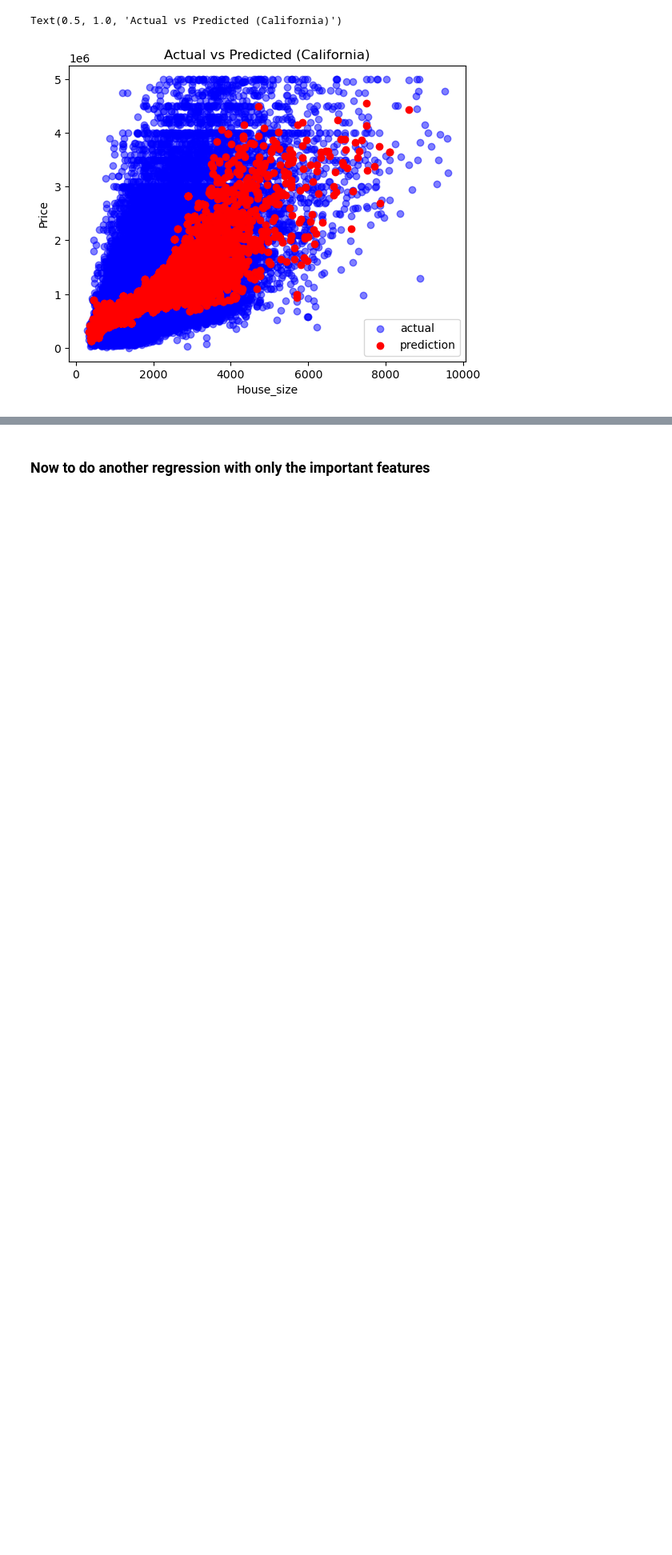
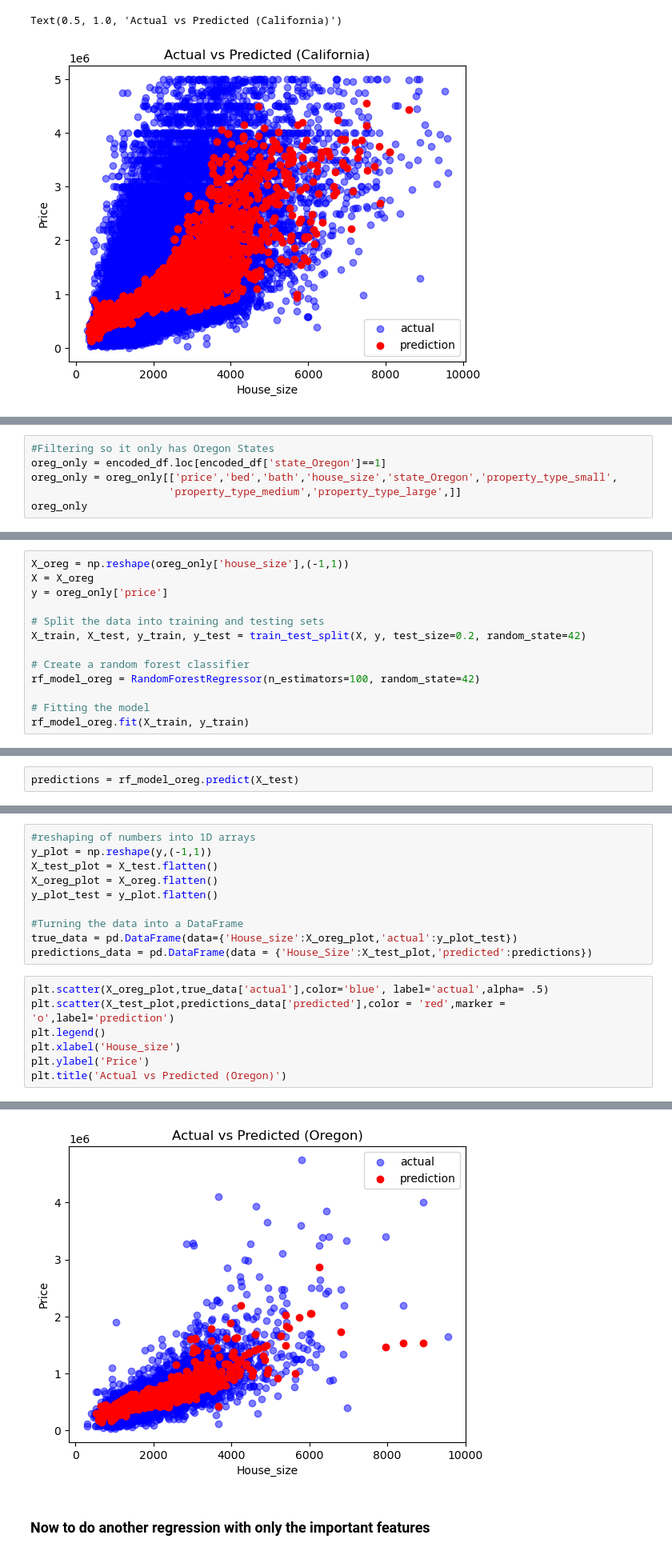
Before and after one commit to kotymav1/project-4-real-estate, a Jupyter notebook: real_estate_data.ipynb, the cells around one changed output, grey strips where cells are left out. Shown at 80% size. Drawn from its saved outputs; the diff is of its cells as text; blank space fills up the shorter version.

Commit message:
Added Oregon
Added Oregon

```diff
--- a/real_estate_data.ipynb
+++ b/real_estate_data.ipynb
@@ -567,0 +566,6 @@ Text(0.5, 1.0, 'Actual vs Predicted (California)')
+# %%
+#Filtering so it only has Oregon States
+oreg_only = encoded_df.loc[encoded_df['state_Oregon']==1]
+oreg_only = oreg_only[['price','bed','bath','house_size','state_Oregon','property_type_small',
+                      'property_type_medium','property_type_large',]]
+oreg_only
@@ -567,0 +586,13 @@ Text(0.5, 1.0, 'Actual vs Predicted (California)')
+# %%
+X_oreg = np.reshape(oreg_only['house_size'],(-1,1))
+X = X_oreg
+y = oreg_only['price']
+
+# Split the data into training and testing sets
+X_train, X_test, y_train, y_test = train_test_split(X, y, test_size=0.2, random_state=42)
+
+# Create a random forest classifier
+rf_model_oreg = RandomForestRegressor(n_estimators=100, random_state=42)
+
+# Fitting the model
+rf_model_oreg.fit(X_train, y_train)
@@ -567,0 +601,2 @@ Text(0.5, 1.0, 'Actual vs Predicted (California)')
+# %%
+predictions = rf_model_oreg.predict(X_test)
@@ -567,0 +622,18 @@ Text(0.5, 1.0, 'Actual vs Predicted (California)')
+# %%
+#reshaping of numbers into 1D arrays
+y_plot = np.reshape(y,(-1,1))
+X_test_plot = X_test.flatten()
+X_oreg_plot = X_oreg.flatten()
+y_plot_test = y_plot.flatten()
+
+#Turning the data into a DataFrame
+true_data = pd.DataFrame(data={'House_size':X_oreg_plot,'actual':y_plot_test})
+predictions_data = pd.DataFrame(data = {'House_Size':X_test_plot,'predicted':predictions})
+# %%
+plt.scatter(X_oreg_plot,true_data['actual'],color='blue', label='actual',alpha= .5)
+plt.scatter(X_test_plot,predictions_data['predicted'],color = 'red',marker = 'o',label='prediction')
+plt.legend()
+plt.xlabel('House_size')
+plt.ylabel('Price')
+plt.title('Actual vs Predicted (Oregon)')
+# %% [output]
@@ -568,3 +641,4 @@ Text(0.5, 1.0, 'Actual vs Predicted (California)')
+[figure, added]
 # %% [markdown]
 ### Now to do another regression with only the important features
 # %%
```
Also changed, not shown: parts of 13 cells of this notebook, 1 other file.
